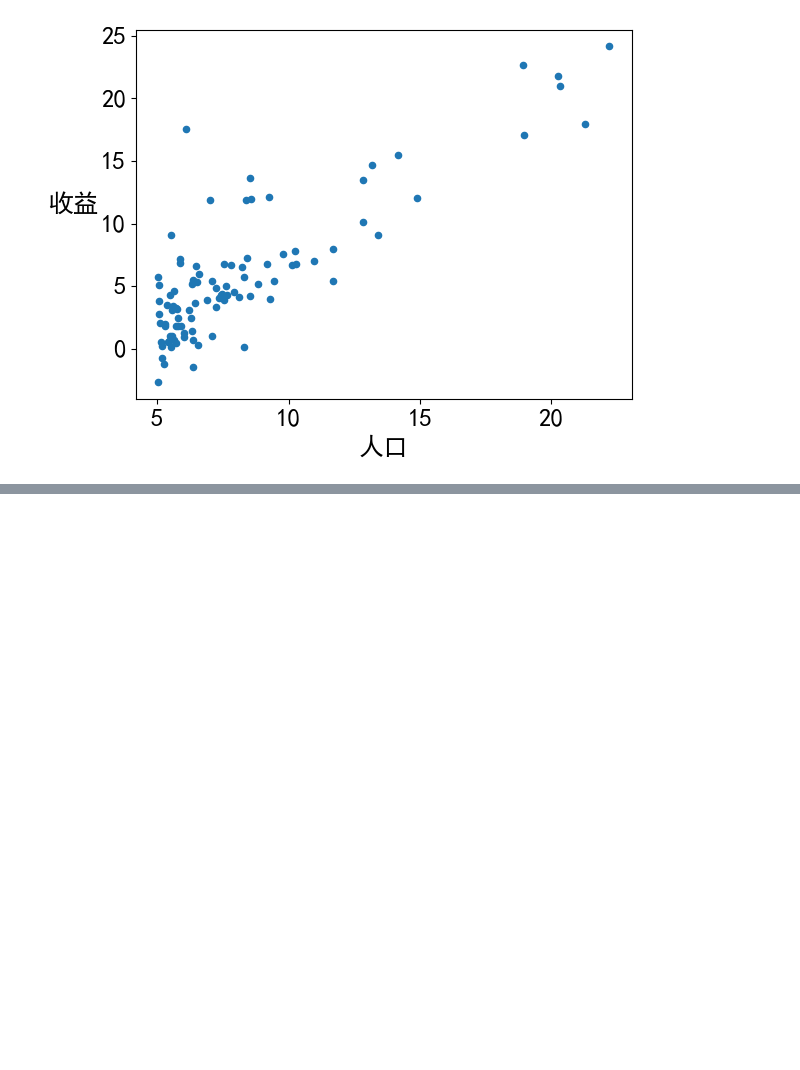
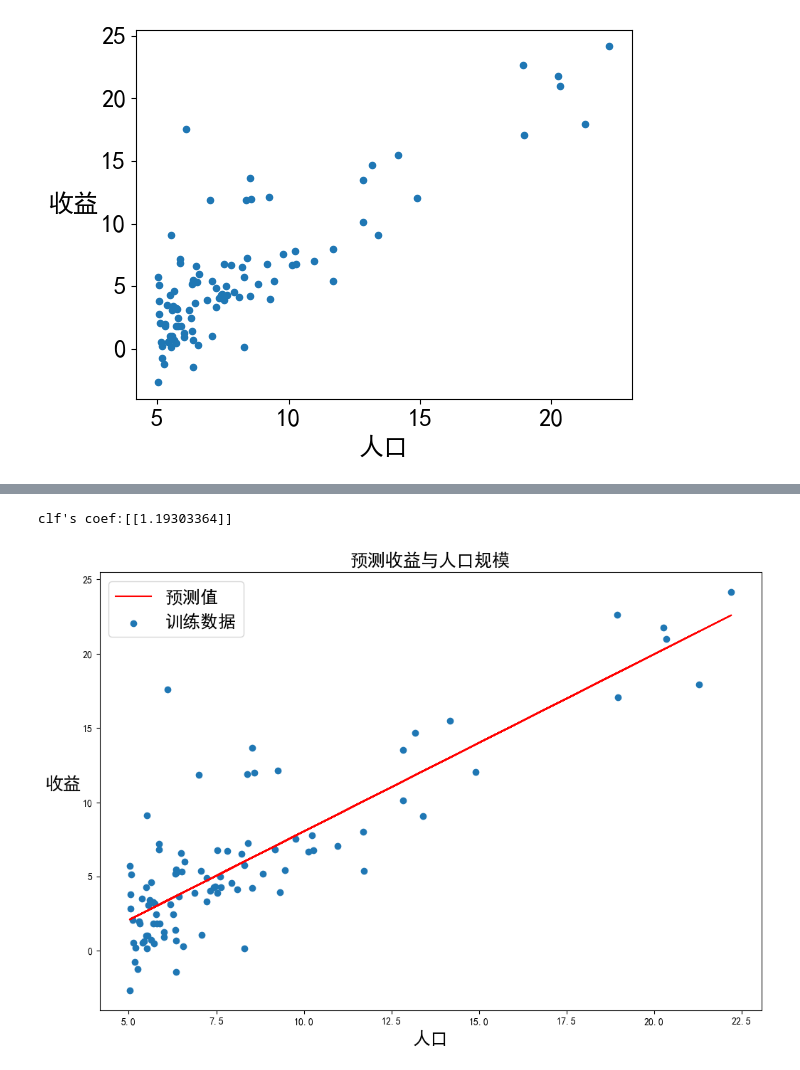
Before and after one commit to YeHuodeShenMing/-, a Jupyter notebook: 第二次作业及数据/作业2.ipynb, the cells around one changed output, grey strips where cells are left out. Saved outputs shown, nothing was run; the diff lists cells and outputs as text; code cells hidden in the pictures; blank space fills up the shorter version.

```diff
--- a/第二次作业及数据/作业2.ipynb
+++ b/第二次作业及数据/作业2.ipynb
@@ -99,6 +100,6 @@ column = data.shape[1]
 X = data.iloc[:,:2]
 # %%
 #1.4.(4)获取最后一列作为目标变量y
-y = data.iloc[3]
+y = data.iloc[:,[-1]]
 # %%
 #1.4.(5)使用 head() 函数观察下 X (训练集) 和 y (目标变量)是否正确.
@@ -105,2 +124,4 @@ y = data.iloc[3]
 # %%
 #1.4.(6)使用DataFrame类型数据的values属性将 X 和 y 转换为 Numpy 矩阵
+X = X.values
+y = y.values
@@ -187,0 +313,3 @@ def batch_gradientDescent(X, y, w, alpha, count):
+# %%
+#3.6.(2)创建线性回归模型对象
+clf = LinearRegression()
@@ -188,19 +321,29 @@ def batch_gradientDescent(X, y, w, alpha, count):
 # %%
-#3.6 使用scikit-learn的线性回归函数
-#(1)从 sklearn.linear_model 库中导入线性回归模型 LinearRegression
-#(2)创建线性回归模型对象
-#(3)使用训练数据 X 和标签 y 对模型进行拟合
-#(4)查看scikit-learn model的预测表现
+#3.6.(4)查看scikit-learn model的预测表现
 #  1） 取特征矩阵 X 的第二列作为自变量 x
+x = X[:, 1]
 #  2） 使用模型对x进行预测，并将预测结果展平为一维数组 f
+f = clf.predict(x.reshape(-1,1)).flatten()
 #  3） 创建画布和坐标轴对象
+fig,ax = plt.subplots(figsize=(12,8))
 #  4） 在坐标轴上绘制预测值 f 随人口规模 x 的变化曲线，使用红色线条，并添加标签为"预测值"
+ax.plot(x,f,"r",label = "预测值")
 #  5） 在坐标轴上绘制训练数据点的散点图，并添加标签为"训练数据"
+ax.scatter(x,y,label = "训练数据")
 #  6） 显示图例，并设置位置和字体大小（loc = 2,fontsize=18）
+ax.legend(loc=2,fontsize = 18)
 #  7） 设置 x 轴标签为"人口"，字体大小为18
+ax.set_xlabel('人口', fontsize=18)
 #  8） 设置 y 轴标签为"收益"，旋转角度为0，字体大小为18
+ax.set_ylabel('收益', rotation=0, fontsize=18,labelpad = 20)
 #  9） 设置图表标题为"预测收益和人口规模"，字体大小为18
+ax.set_title("预测收益与人口规模", fontsize=18)
 #  10）显示图表
+print(f"clf's coef:{clf.coef_}")
+plt.show()
+# %% [output]
+clf's coef:[[1.19303364]]
+[figure, added]
 # %%
 #4 L2正则化
 #（1）从 sklearn.linear_model 导入岭回归模型 Ridge
```
Also changed, not shown: parts of 24 cells of this notebook.
